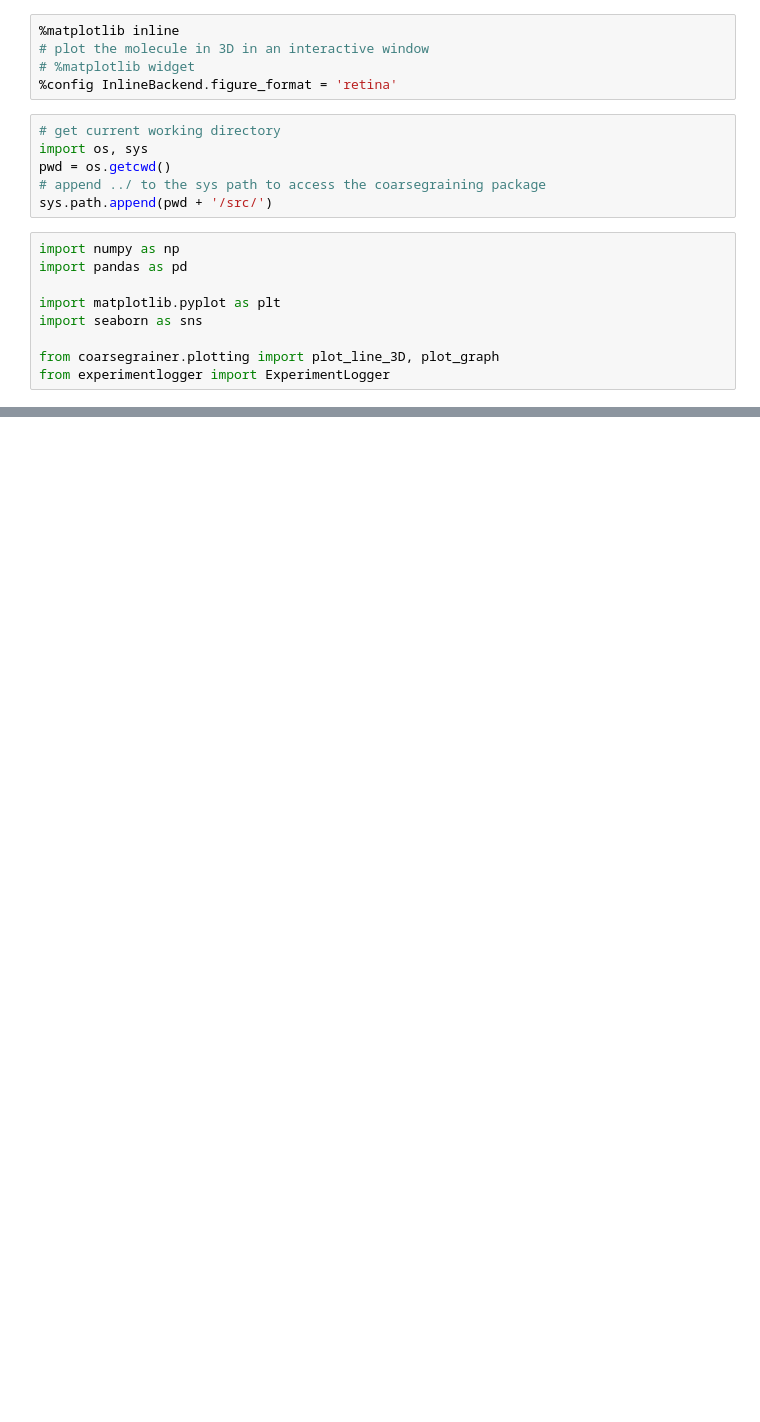
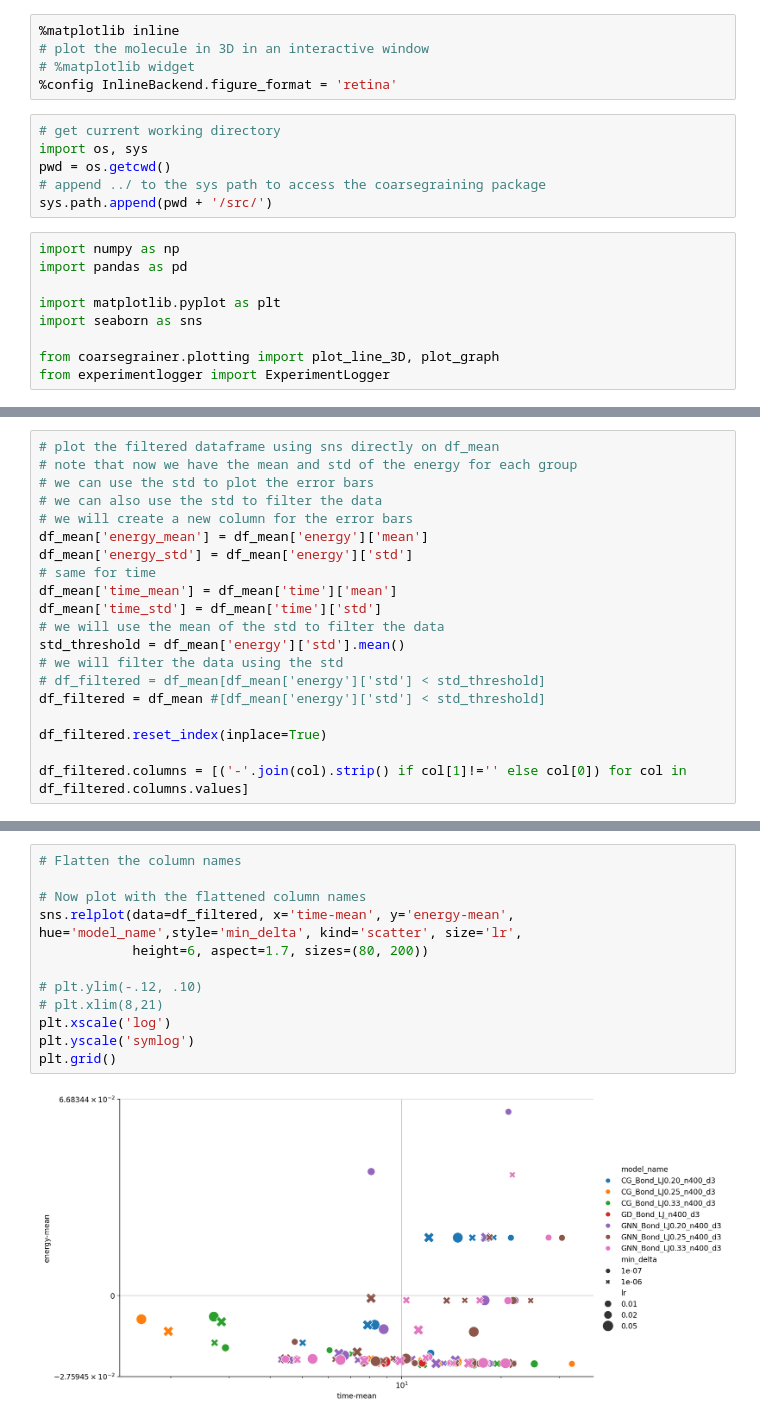
Before and after one commit to nimadehmamy/coarse_graining_reparam, a Jupyter notebook: analysis.ipynb, the cells around one changed output, grey strips where cells are left out. Cells and saved outputs as stored; diff of their text form; blank space fills up the shorter version.

```diff
--- a/analysis.ipynb
+++ b/analysis.ipynb
@@ -49,0 +173,20 @@ plt.grid()
+# %%
+# plot the filtered dataframe using sns directly on df_mean
+# note that now we have the mean and std of the energy for each group
+# we can use the std to plot the error bars
+# we can also use the std to filter the data
+# we will create a new column for the error bars
+df_mean['energy_mean'] = df_mean['energy']['mean']
+df_mean['energy_std'] = df_mean['energy']['std']
+# same for time
+df_mean['time_mean'] = df_mean['time']['mean']
+df_mean['time_std'] = df_mean['time']['std']
+# we will use the mean of the std to filter the data
+std_threshold = df_mean['energy']['std'].mean()
+# we will filter the data using the std
+# df_filtered = df_mean[df_mean['energy']['std'] < std_threshold]
+df_filtered = df_mean #[df_mean['energy']['std'] < std_threshold]
+
+df_filtered.reset_index(inplace=True)
+
+df_filtered.columns = [('-'.join(col).strip() if col[1]!='' else col[0]) for col in df_filtered.columns.values]
@@ -49,0 +209,14 @@ plt.grid()
+# %%
+# Flatten the column names
+
+# Now plot with the flattened column names
+sns.relplot(data=df_filtered, x='time-mean', y='energy-mean', hue='model_name',style='min_delta', kind='scatter', size='lr',
+            height=6, aspect=1.7, sizes=(80, 200))
+
+# plt.ylim(-.12, .10)
+# plt.xlim(8,21)
+plt.xscale('log')
+plt.yscale('symlog')
+plt.grid()
+# %% [output]
+[figure, added]
```
Also changed, not shown: parts of 46 cells of this notebook, 7 other files.
